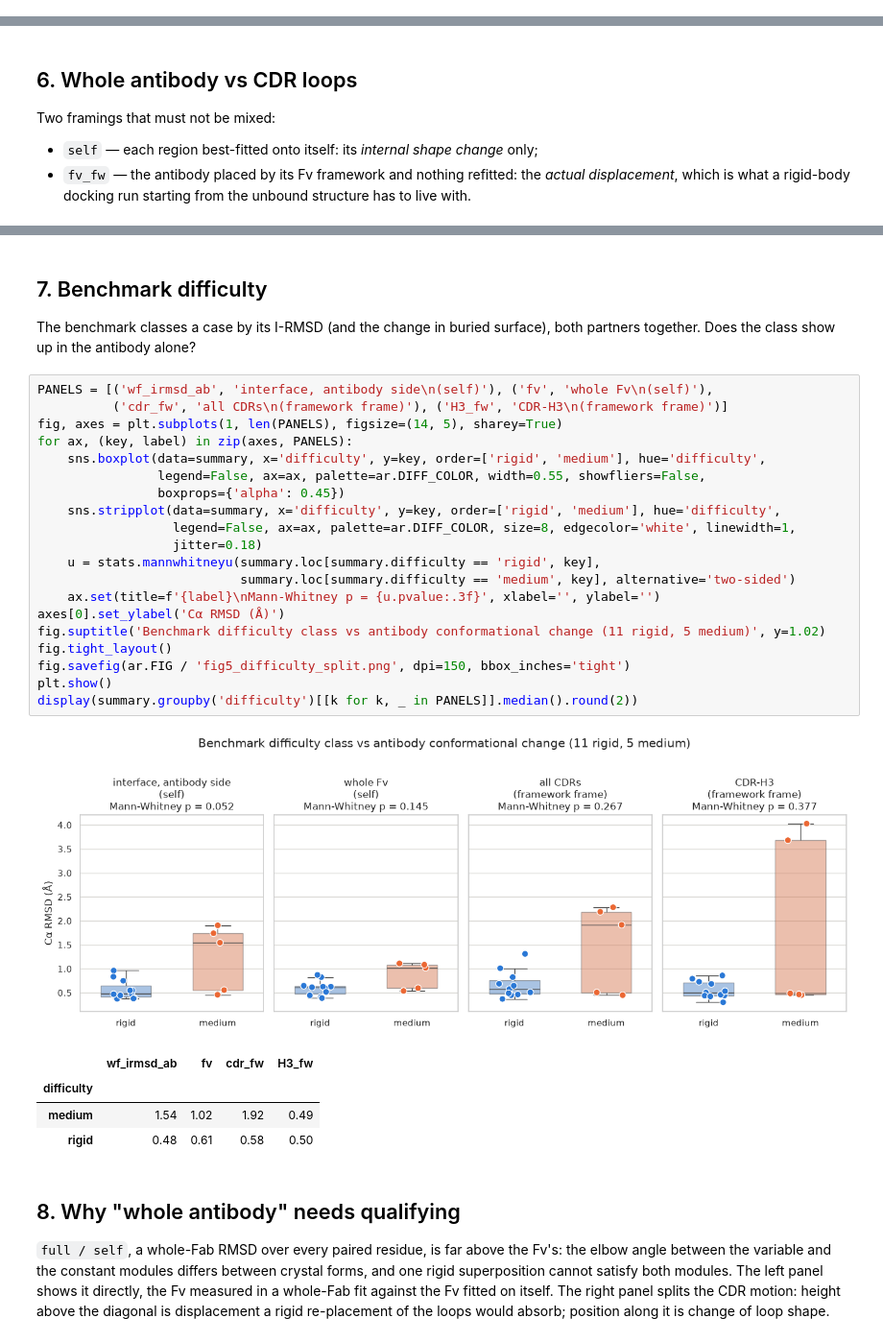
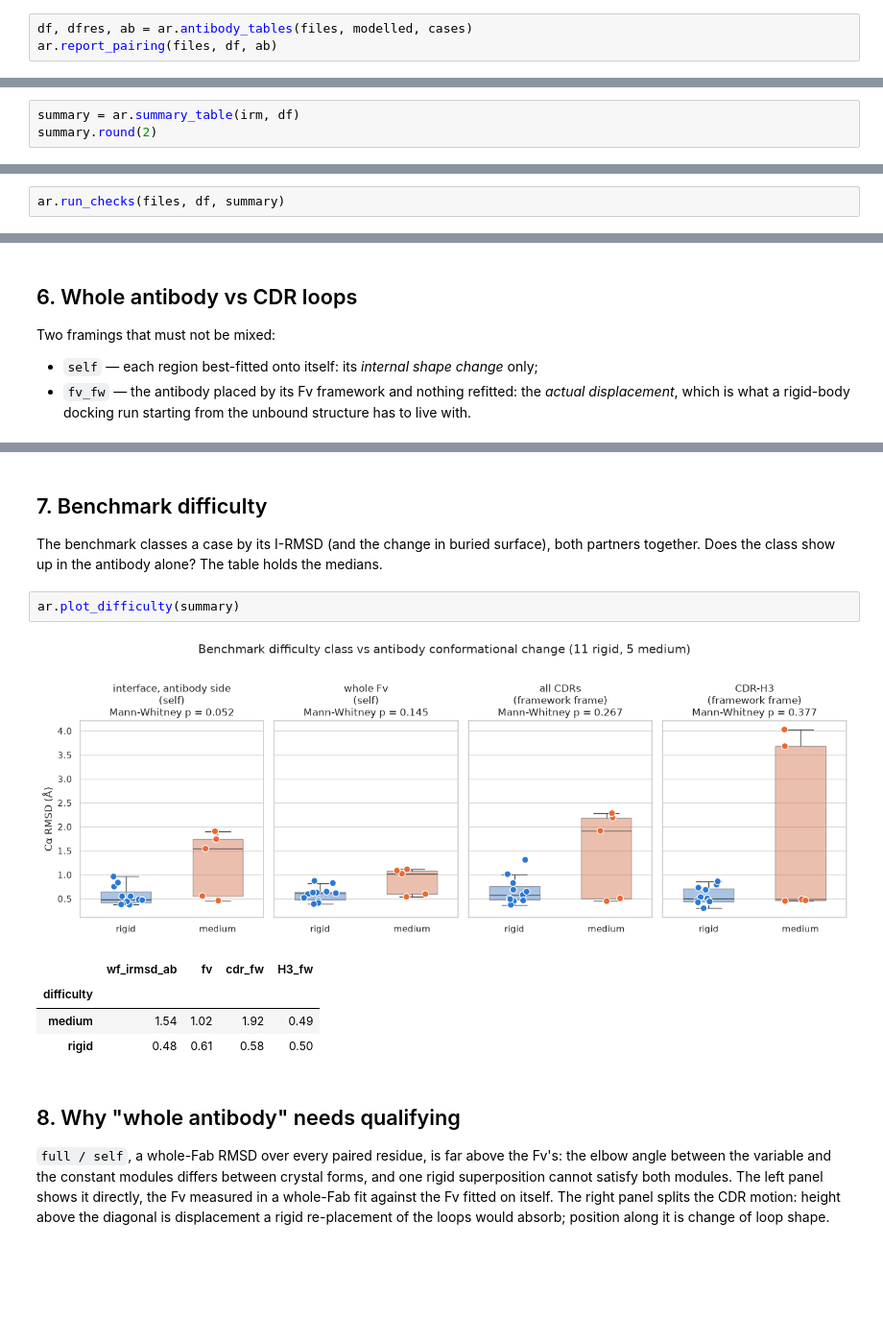
Before and after one commit to RubenChM/biobb_wf_antibody, a Jupyter notebook: biobb_wf_antibody/notebooks/exploration/ab_rmsds.ipynb, the cells around one changed output, grey strips where cells are left out. Shown at 96% size. Drawn from its saved outputs; the diff is of its cells as text; blank space fills up the shorter version.

```diff
--- a/biobb_wf_antibody/notebooks/exploration/ab_rmsds.ipynb
+++ b/biobb_wf_antibody/notebooks/exploration/ab_rmsds.ipynb
@@ -349,0 +186,3 @@ display(summary.round(2))
+# %%
+df, dfres, ab = ar.antibody_tables(files, modelled, cases)
+ar.report_pairing(files, df, ab)
@@ -349,0 +207,3 @@ display(summary.round(2))
+# %%
+summary = ar.summary_table(irm, df)
+summary.round(2)
@@ -384,0 +238,2 @@ print(f'4. antibody side of the I-RMSD vs interface extent: largest difference {
+# %%
+ar.run_checks(files, df, summary)
@@ -463,33 +278,15 @@ largest single-loop displacements: 3EO1 H1 4.43 A, 3HI6 H3 4.03 A, 3V6Z H3 3.68
 ## 7. Benchmark difficulty
 
 The benchmark classes a case by its I-RMSD (and the change in buried surface), both partners together.
-Does the class show up in the antibody alone?
+Does the class show up in the antibody alone? The table holds the medians.
-# %%
-PANELS = [('wf_irmsd_ab', 'interface, antibody side\n(self)'), ('fv', 'whole Fv\n(self)'),
-          ('cdr_fw', 'all CDRs\n(framework frame)'), ('H3_fw', 'CDR-H3\n(framework frame)')]
-fig, axes = plt.subplots(1, len(PANELS), figsize=(14, 5), sharey=True)
-for ax, (key, label) in zip(axes, PANELS):
-    sns.boxplot(data=summary, x='difficulty', y=key, order=['rigid', 'medium'], hue='difficulty',
-                legend=False, ax=ax, palette=ar.DIFF_COLOR, width=0.55, showfliers=False,
-                boxprops={'alpha': 0.45})
-    sns.stripplot(data=summary, x='difficulty', y=key, order=['rigid', 'medium'], hue='difficulty',
-                  legend=False, ax=ax, palette=ar.DIFF_COLOR, size=8, edgecolor='white', linewidth=1,
-                  jitter=0.18)
-    u = stats.mannwhitneyu(summary.loc[summary.difficulty == 'rigid', key],
-                           summary.loc[summary.difficulty == 'medium', key], alternative='two-sided')
-    ax.set(title=f'{label}\nMann-Whitney p = {u.pvalue:.3f}', xlabel='', ylabel='')
-axes[0].set_ylabel('Cα RMSD (Å)')
-fig.suptitle('Benchmark difficulty class vs antibody conformational change (11 rigid, 5 medium)', y=1.02)
-fig.tight_layout()
-fig.savefig(ar.FIG / 'fig5_difficulty_split.png', dpi=150, bbox_inches='tight')
-plt.show()
-display(summary.groupby('difficulty')[[k for k, _ in PANELS]].median().round(2))
-# %% [output]
-[figure, removed]
-|  | wf_irmsd_ab | fv | cdr_fw | H3_fw |
-| difficulty |  |  |  |  |
-| medium | 1.54 | 1.02 | 1.92 | 0.49 |
-| rigid | 0.48 | 0.61 | 0.58 | 0.50 |
+# %%
+ar.plot_difficulty(summary)
+# %% [output]
+[figure, added]
+|  | wf_irmsd_ab | fv | cdr_fw | H3_fw |
+| difficulty |  |  |  |  |
+| medium | 1.54 | 1.02 | 1.92 | 0.49 |
+| rigid | 0.48 | 0.61 | 0.58 | 0.50 |
 # %% [markdown]
 ## 8. Why "whole antibody" needs qualifying
 
```
Also changed, not shown: parts of 40 cells of this notebook, 1 other file.
